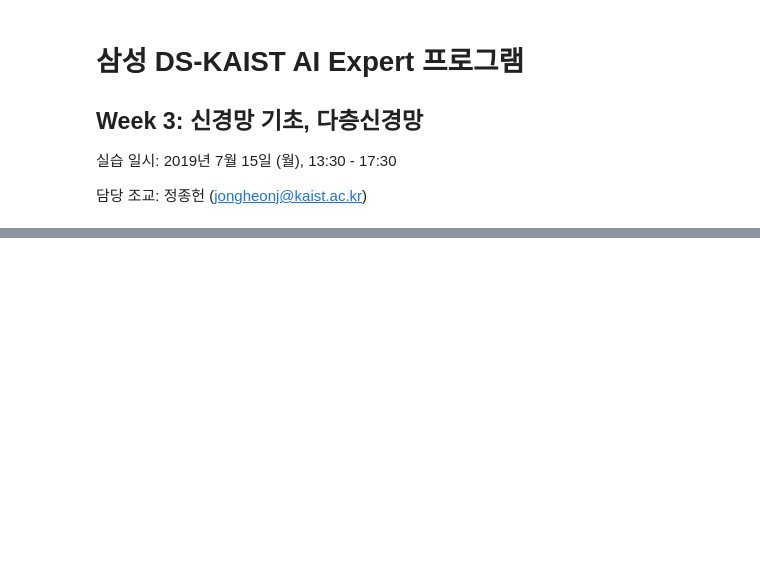
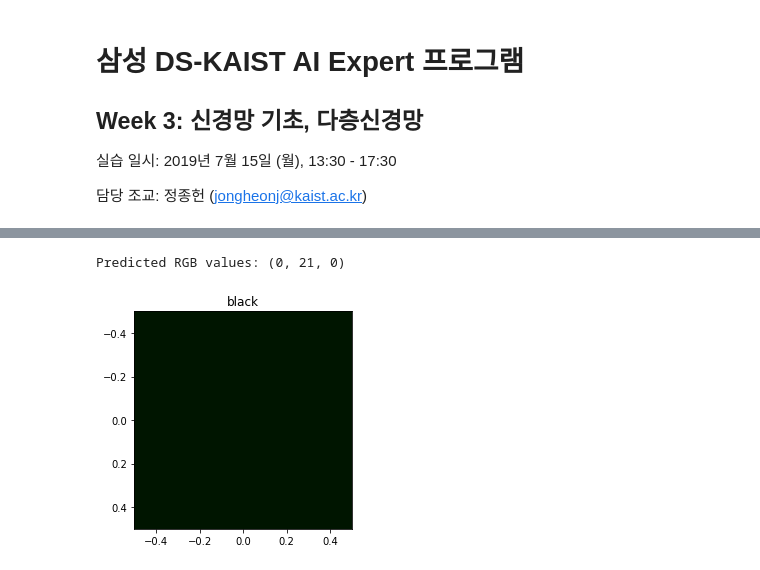
Before and after one commit to fallen32/AI_KAIST, a Jupyter notebook: Assignment_0715/assignment.ipynb, the cells around one changed output, grey strips where cells are left out. Saved outputs shown, nothing was run; the diff lists cells and outputs as text; code cells hidden in the pictures; blank space fills up the shorter version.

```diff
--- a/Assignment_0715/assignment.ipynb
+++ b/Assignment_0715/assignment.ipynb
@@ -200,0 +238,5 @@ colorbot('crimson')
+# %%
+colorbot('black')
+# %% [output]
+Predicted RGB values: (0, 21, 0)
+[figure, added]
```
Also changed, not shown: parts of 9 cells of this notebook, 14 other files.
